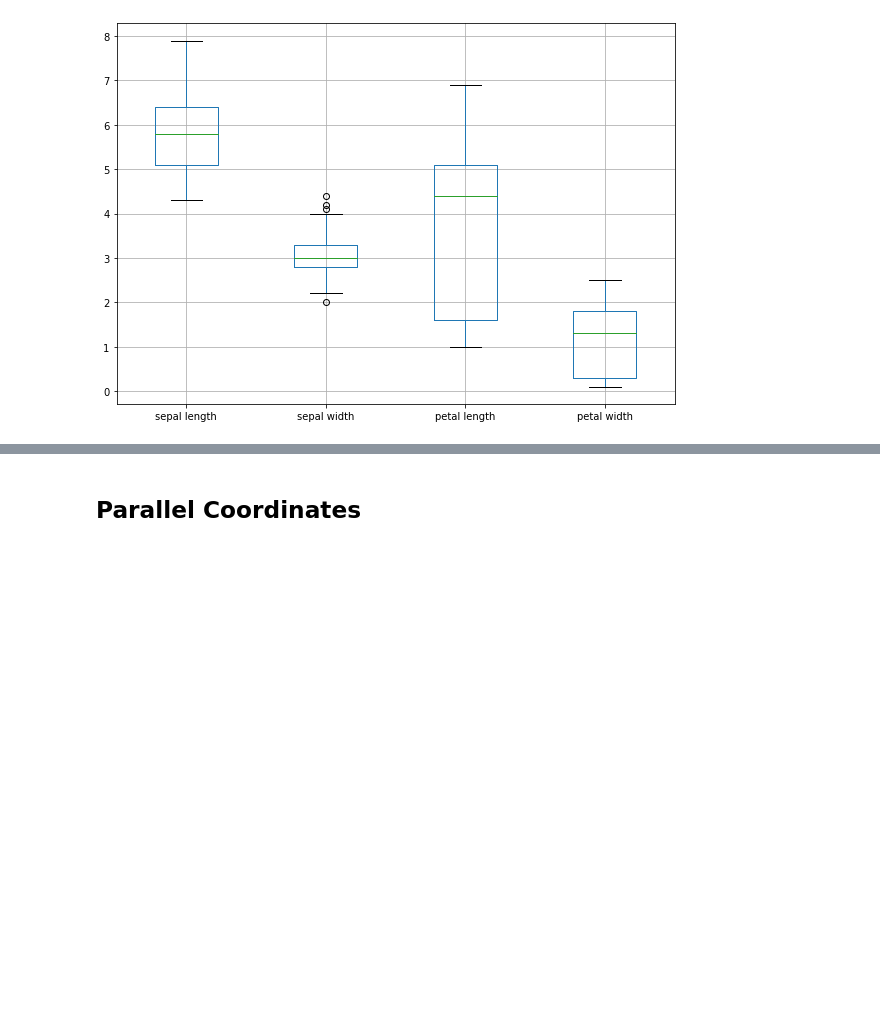
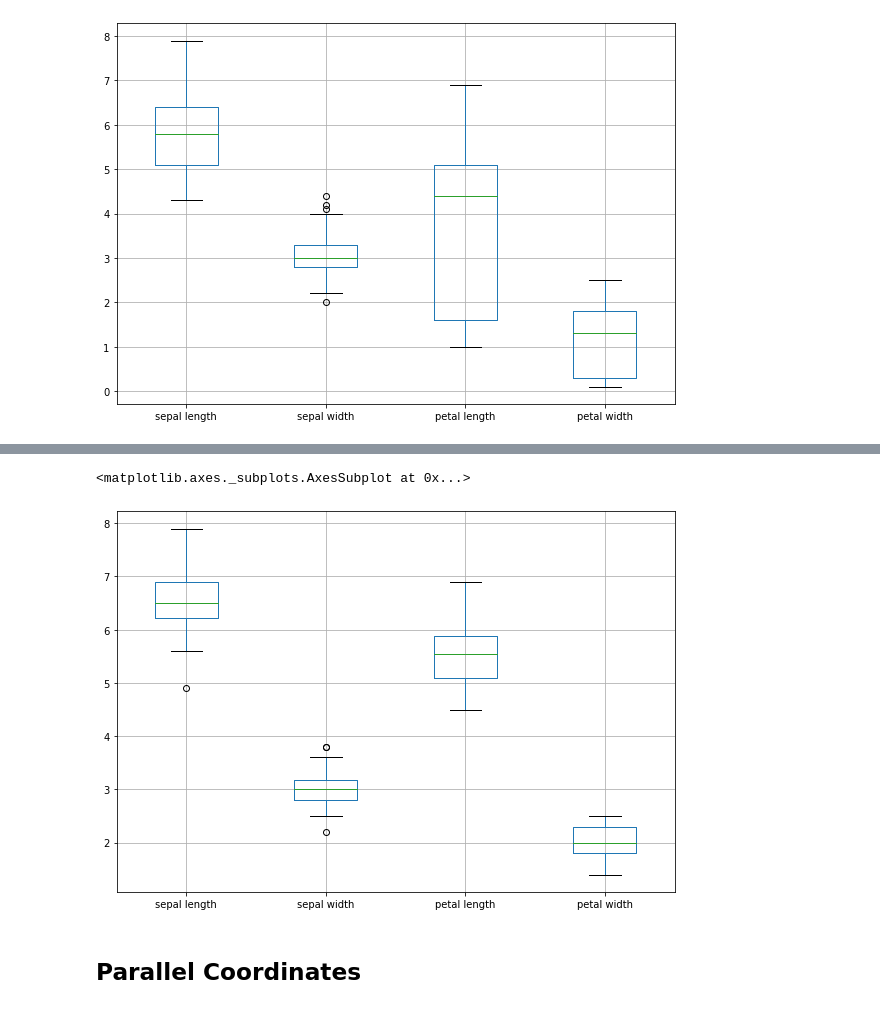
Before and after one commit to uomerozkaya/Data-Mining, a Jupyter notebook: İris_Analysis_ipynb_adlı_not_defterinin_kopyası.ipynb, the cells around one changed output, grey strips where cells are left out. Saved outputs shown, nothing was run; the diff lists cells and outputs as text; code cells hidden in the pictures; blank space fills up the shorter version.

```diff
--- a/İris_Analysis_ipynb_adlı_not_defterinin_kopyası.ipynb
+++ b/İris_Analysis_ipynb_adlı_not_defterinin_kopyası.ipynb
@@ -510,3 +523,9 @@ veri.boxplot()
+# %%
+plt.figure(figsize = (10, 7))
+virginica.boxplot()
+# %% [output]
+<matplotlib.axes._subplots.AxesSubplot at 0x...>
+[figure, added]
 # %% [markdown]
 ## Parallel Coordinates
 # %% [markdown]
```
Also changed, not shown: parts of 3 cells of this notebook.
